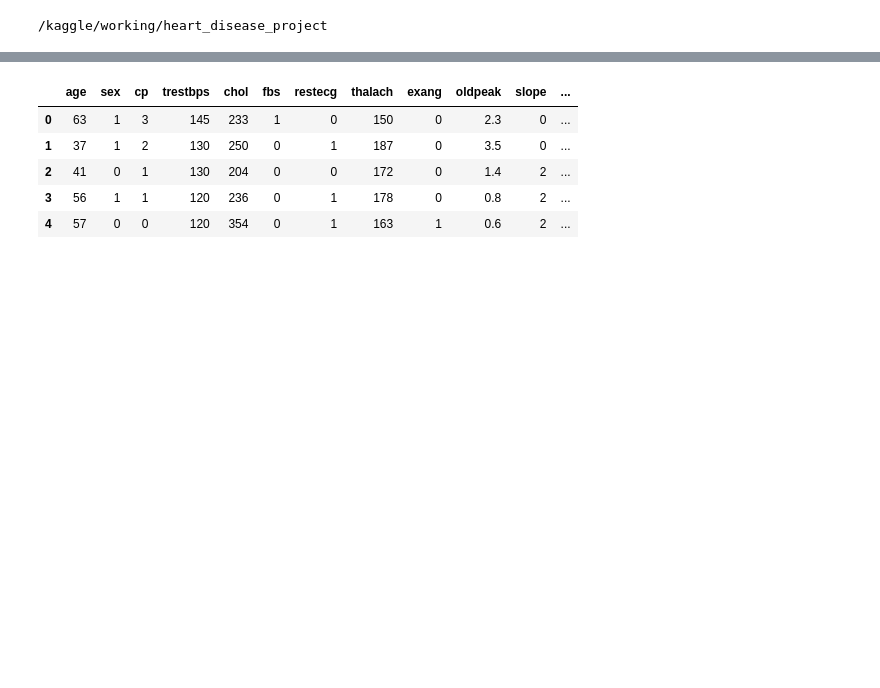
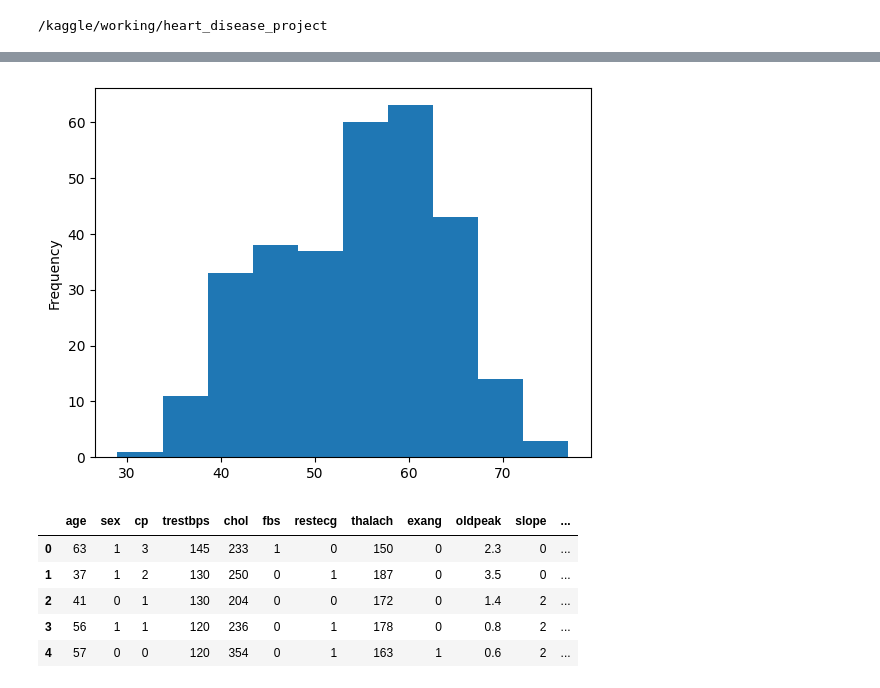
Before and after one commit to amankr2301/heart_disease_predictor_project, a Jupyter notebook: heart-disease-prediction-project.ipynb, the cells around one changed output, grey strips where cells are left out. Cells and saved outputs as stored; diff of their text form; code cells hidden in the pictures; blank space fills up the shorter version.

```diff
--- a/heart-disease-prediction-project.ipynb
+++ b/heart-disease-prediction-project.ipynb
@@ -99 +196,6 @@ heart_disease = pd.read_csv("/kaggle/input/heart-disease-data/heart-disease.csv"
+# %%
+# check the distribution of the age column with the histogram
+df.age.plot.hist() ;
+# %% [output]
+[figure, added]
 # %%
```
Also changed, not shown: parts of 27 cells of this notebook.
